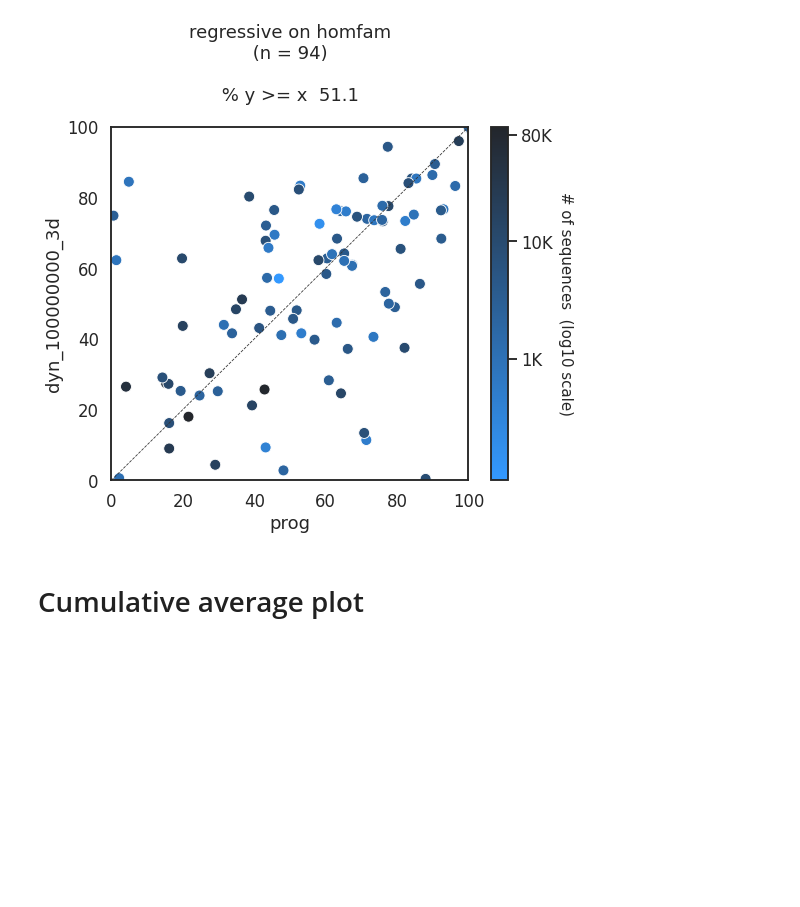
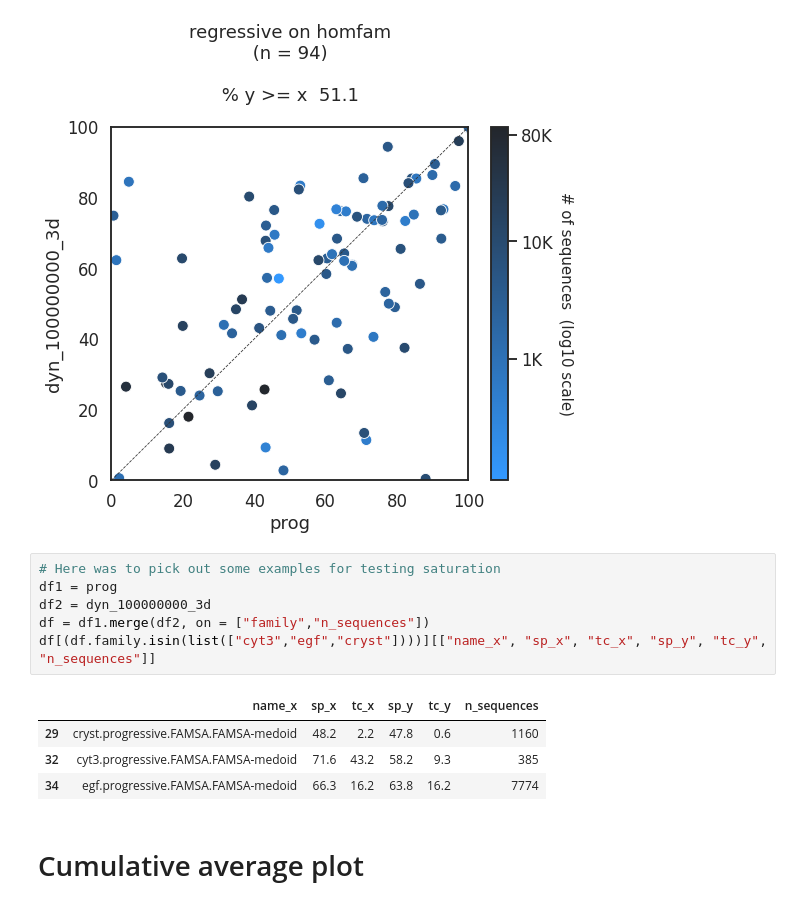
Before and after one commit to luisas/nf_structural_regression, a Jupyter notebook: notebook/02_benchmark_dynamic.ipynb, the cells around one changed output. Drawn from its saved outputs; the diff is of its cells as text; blank space fills up the shorter version.

```diff
--- a/notebook/02_benchmark_dynamic.ipynb
+++ b/notebook/02_benchmark_dynamic.ipynb
@@ -278,6 +312,17 @@ plot_scatter_perc(prog,dyn_100000000_3d,'prog', 'dyn_100000000_3d')
 # %% [output]
 [figure]
 [figure]
+# %%
+# Here was to pick out some examples for testing saturation
+df1 = prog
+df2 = dyn_100000000_3d
+df = df1.merge(df2, on = ["family","n_sequences"])
+df[(df.family.isin(list(["cyt3","egf","cryst"])))][["name_x", "sp_x", "tc_x", "sp_y", "tc_y", "n_sequences"]]
+# %% [output]
+|  | name_x | sp_x | tc_x | sp_y | tc_y | n_sequences |
+| 29 | cryst.progressive.FAMSA.FAMSA-medoid | 48.2 | 2.2 | 47.8 | 0.6 | 1160 |
+| 32 | cyt3.progressive.FAMSA.FAMSA-medoid | 71.6 | 43.2 | 58.2 | 9.3 | 385 |
+| 34 | egf.progressive.FAMSA.FAMSA-medoid | 66.3 | 16.2 | 63.8 | 16.2 | 7774 |
 # %% [markdown]
 # Cumulative average plot
 # %%
```
Also changed, not shown: parts of 7 cells of this notebook, 42 other files.
